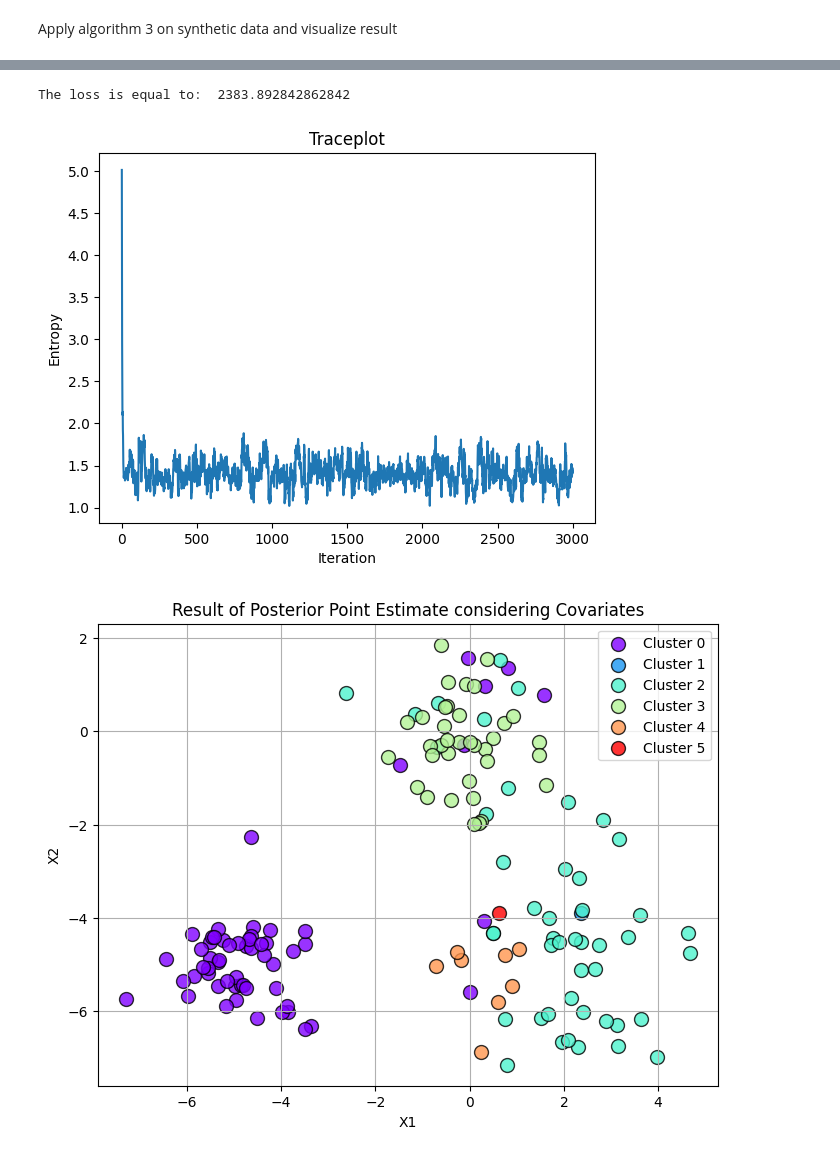
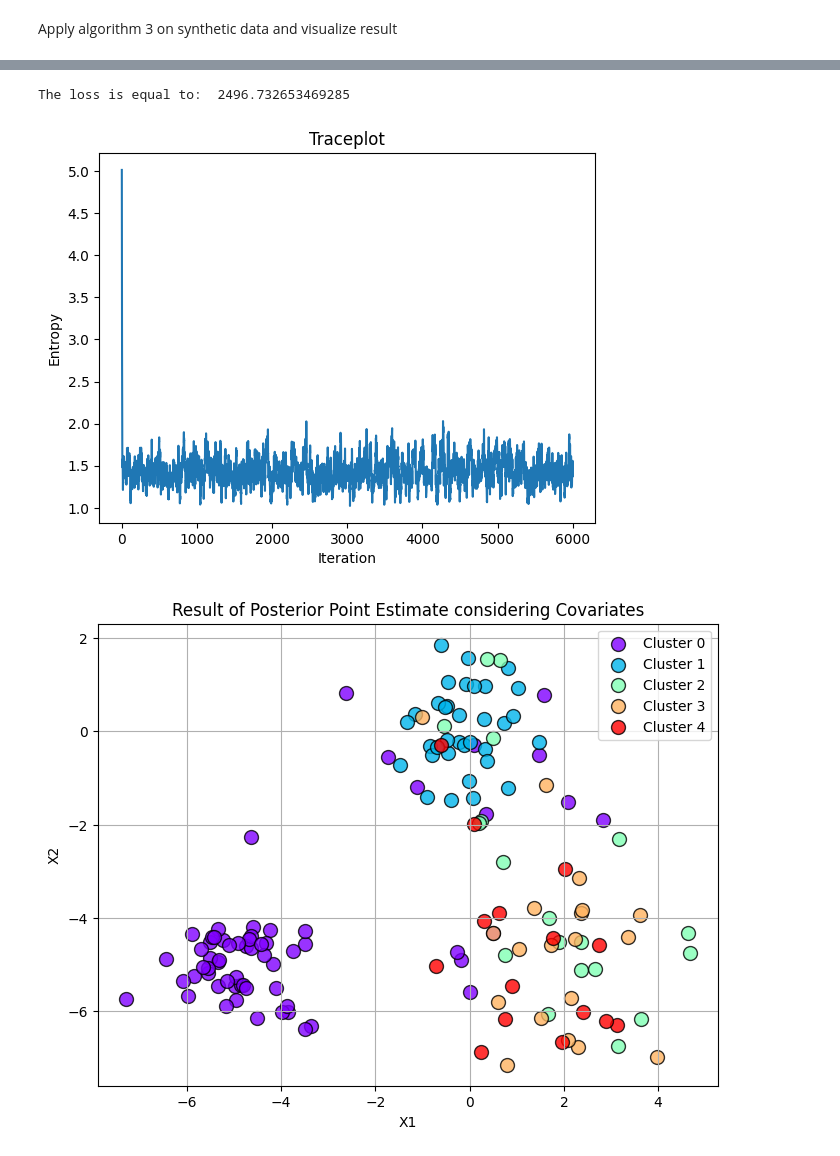
Before and after one commit to Samuele-Caccavelli/bayesian_statistics_project, a Jupyter notebook: notebooks/jupyter/clustering_with_covariates_test.ipynb, the cells around one changed output, grey strips where cells are left out. Cells and saved outputs as stored; diff of their text form; code cells hidden in the pictures.

```diff
--- a/notebooks/jupyter/clustering_with_covariates_test.ipynb
+++ b/notebooks/jupyter/clustering_with_covariates_test.ipynb
@@ -71,11 +72,12 @@ plot_clusters(X, labels, "Synthetic Covariates from a Mixture of Gaussians")
 [figure]
 # %% [markdown]
 Apply algorithm 3 on synthetic data and visualize result
+# %%
+n_steps = 6000
+burn_in = 1000
+alpha = 1
 # %%
 # Trying our clustering algorithm without covariates
-n_steps = 3000
-burn_in = 500
-alpha = 1
 history, entropies = algorithm_3(n_steps,
                       Y,
                       X,
@@ -101,27 +103,24 @@ The loss is equal to:  3538.8216713314227
 # %%
-# Trying our clustering algorithm with covariates
-n_steps = 3000
-burn_in = 500
-alpha = 1
+# Trying our clustering algorithm with covariates with lambda=0.6
 history, entropies = algorithm_3(n_steps,
                       Y,
                       X,
                       integral_func_1,
                       integral_func_2,
                       alpha=alpha,
                       compute_nu_0=compute_nu_0,
                       compute_lamb_0=compute_lamb_0,
                       visualize_entropy=True,
                       lambda_penalty=0.6)
 
 S = sampled_sim_matrix(history[burn_in:], len(Y))
 
 optimal_clustering, optimal_loss = find_optimal_clustering_binder_loss(history[burn_in:], S, alpha=1.0, beta=1.0)
 
 print("The loss is equal to: ", optimal_loss)
 
 plot_clusters(Y, optimal_clustering, "Result of Posterior Point Estimate considering Covariates")
 # %% [output]
-The loss is equal to:  2383.892842862842
+The loss is equal to:  2496.732653469285
-[figure, old version]
+[figure, new version]
-[figure, old version]
+[figure, new version]
```
Also changed, not shown: parts of 10 cells of this notebook, 5 other files.
